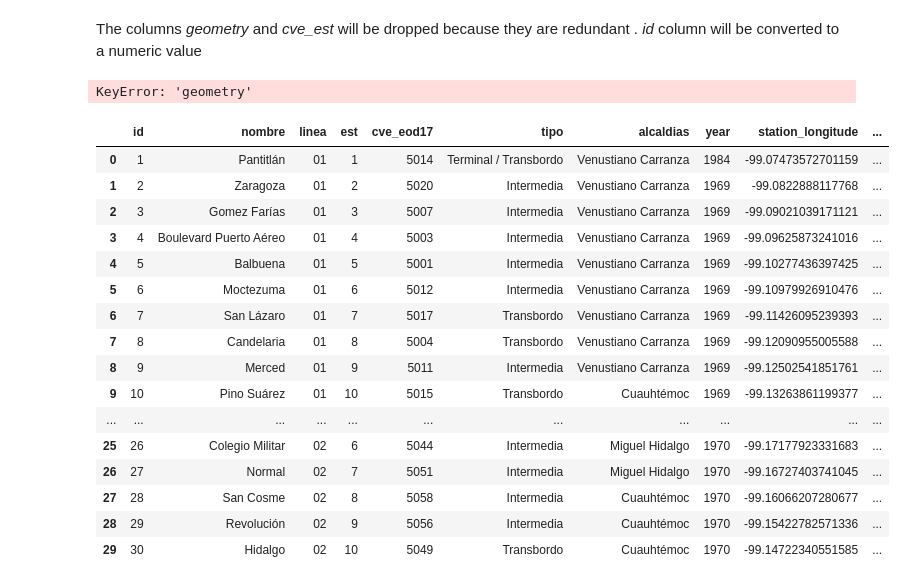
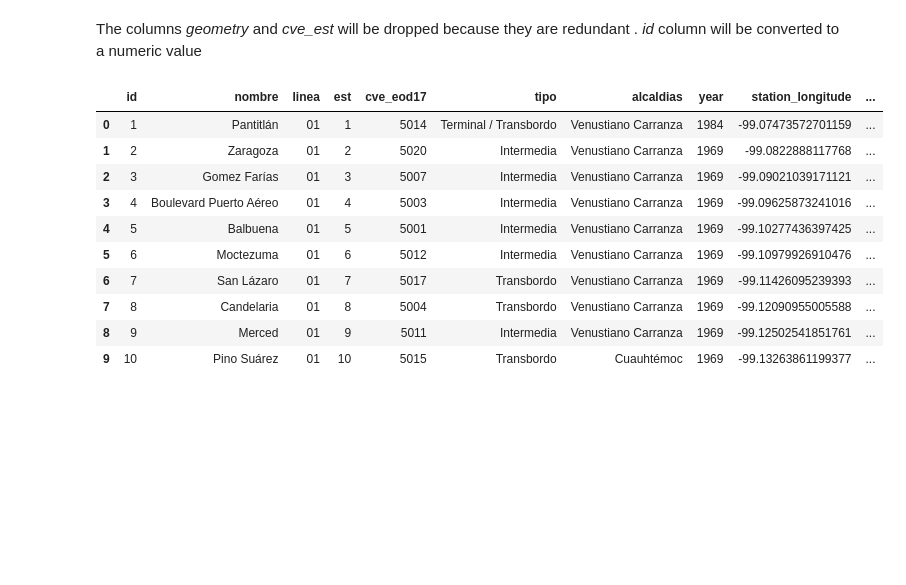
Before and after one commit to marcocasillas91/sdc-security, a Jupyter notebook: notebooks/1_first_datalake.ipynb, the cells around one changed output. Drawn from its saved outputs; the diff is of its cells as text; code cells hidden in the pictures; blank space fills up the shorter version.

```diff
--- a/notebooks/1_first_datalake.ipynb
+++ b/notebooks/1_first_datalake.ipynb
@@ -195,8 +170,3 @@ def extract_coordinates(point_str):
 stations_raw[['station_longitude', 'station_latitude']] = stations_raw['geometry'].apply(extract_coordinates)
 # %% [markdown]
 The columns *geometry* and *cve_est* will be dropped because they are redundant . *id* column will be converted to a numeric value
-# %%
-del stations_raw['geometry']
-del stations_raw['cve_est']
-# %% [output]
-KeyError: 'geometry'
@@ -204,22 +177,16 @@ KeyError: 'geometry'
 stations_raw['id'] = stations_raw.id.str.replace('cdmx_estaciones_metro.', '')
 stations_raw['id'] = pd.to_numeric(stations_raw['id'])
 # %%
-stations_raw.head(30)
+stations_raw.head(10)
 # %% [output]
 |  | id | nombre | linea | est | cve_eod17 | tipo | alcaldias | year | station_longitude | ... |
 | 0 | 1 | Pantitlán | 01 | 1 | 5014 | Terminal / Transbordo | Venustiano Carranza | 1984 | -99.07473572701159 | ... |
 | 1 | 2 | Zaragoza | 01 | 2 | 5020 | Intermedia | Venustiano Carranza | 1969 | -99.0822888117768 | ... |
 | 2 | 3 | Gomez Farías | 01 | 3 | 5007 | Intermedia | Venustiano Carranza | 1969 | -99.09021039171121 | ... |
 | 3 | 4 | Boulevard Puerto Aéreo | 01 | 4 | 5003 | Intermedia | Venustiano Carranza | 1969 | -99.09625873241016 | ... |
 | 4 | 5 | Balbuena | 01 | 5 | 5001 | Intermedia | Venustiano Carranza | 1969 | -99.10277436397425 | ... |
 | 5 | 6 | Moctezuma | 01 | 6 | 5012 | Intermedia | Venustiano Carranza | 1969 | -99.10979926910476 | ... |
 | 6 | 7 | San Lázaro | 01 | 7 | 5017 | Transbordo | Venustiano Carranza | 1969 | -99.11426095239393 | ... |
 | 7 | 8 | Candelaria | 01 | 8 | 5004 | Transbordo | Venustiano Carranza | 1969 | -99.12090955005588 | ... |
 | 8 | 9 | Merced | 01 | 9 | 5011 | Intermedia | Venustiano Carranza | 1969 | -99.12502541851761 | ... |
 | 9 | 10 | Pino Suárez | 01 | 10 | 5015 | Transbordo | Cuauhtémoc | 1969 | -99.13263861199377 | ... |
-| ... | ... | ... | ... | ... | ... | ... | ... | ... | ... | ... |
-| 25 | 26 | Colegio Militar | 02 | 6 | 5044 | Intermedia | Miguel Hidalgo | 1970 | -99.17177923331683 | ... |
-| 26 | 27 | Normal | 02 | 7 | 5051 | Intermedia | Miguel Hidalgo | 1970 | -99.16727403741045 | ... |
-| 27 | 28 | San Cosme | 02 | 8 | 5058 | Intermedia | Cuauhtémoc | 1970 | -99.16066207280677 | ... |
-| 28 | 29 | Revolución | 02 | 9 | 5056 | Intermedia | Cuauhtémoc | 1970 | -99.15422782571336 | ... |
-| 29 | 30 | Hidalgo | 02 | 10 | 5049 | Transbordo | Cuauhtémoc | 1970 | -99.14722340551585 | ... |
```
Also changed, not shown: parts of 6 cells of this notebook.
